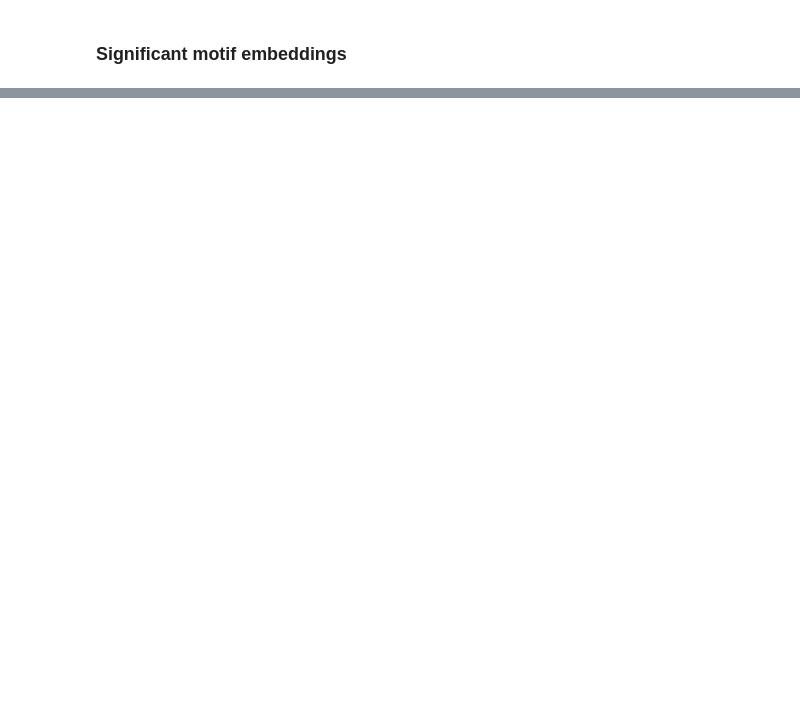
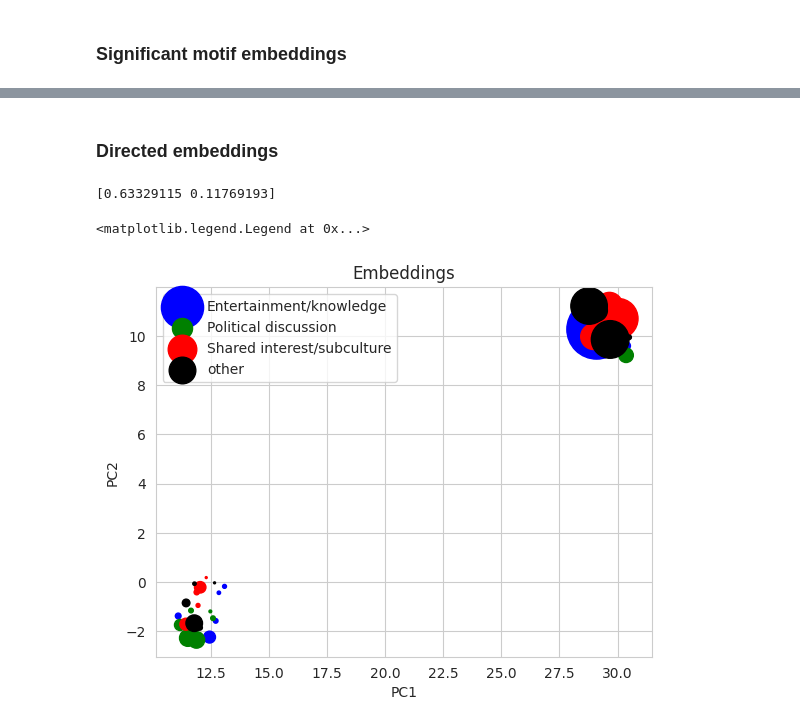
Before and after one commit to Marcus-Friis/thesis, a Jupyter notebook: notebooks/graph_embeddings.ipynb, the cells around one changed output, grey strips where cells are left out. Saved outputs shown, nothing was run; the diff lists cells and outputs as text; code cells hidden in the pictures; blank space fills up the shorter version.

Commit message:
embed my ...

```diff
--- a/notebooks/graph_embeddings.ipynb
+++ b/notebooks/graph_embeddings.ipynb
@@ -221,0 +222,35 @@ ax.legend()
+# %% [markdown]
+### Directed embeddings
+# %%
+# load motifs
+motif_data = json.load(open('../data/fsm/subgraph_data/lcc_directed.json'))
+
+# extract motif matrix
+motif_matrix = [motif['graph_occurrences'] + motif['twitter_occurences'] for motif in motif_data]
+X = np.array(motif_matrix, dtype=np.int32).T
+
+# dimensionality reduction
+pca = PCA(n_components=2)
+X_pca = pca.fit_transform(X)
+print(pca.explained_variance_ratio_)
+
+umap = UMAP(n_components=2, random_state=42)
+X_umap = umap.fit_transform(X)
+
+x = X_umap
+
+fig, ax = plt.subplots()
+sizes = np.array([g.vcount() for g in lccs_ig])
+for cat in np.unique(categories):
+    ax.scatter(*x[categories==cat].T, label=cat, color=cmap[cat], s=sizes[categories==cat])
+ax.set_xlabel('PC1')
+ax.set_ylabel('PC2')
+ax.set_title('Embeddings')
+
+# for i, txt in enumerate(names):
+#     ax.annotate(txt, x[i])
+ax.legend()
+# %% [output]
+[0.63329115 0.11769193]
+<matplotlib.legend.Legend at 0x...>
+[figure, added]
```
Also changed, not shown: parts of 7 cells of this notebook.
